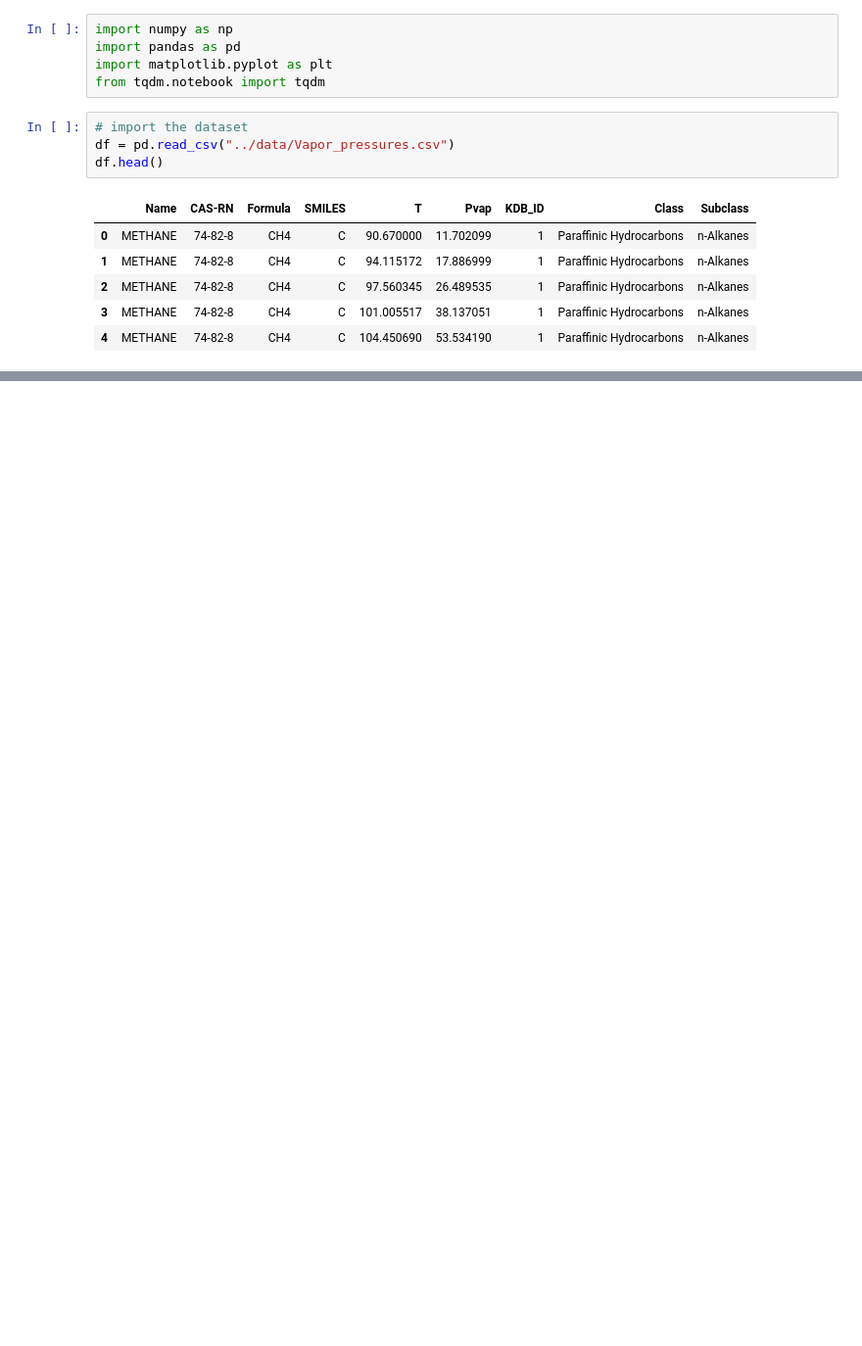
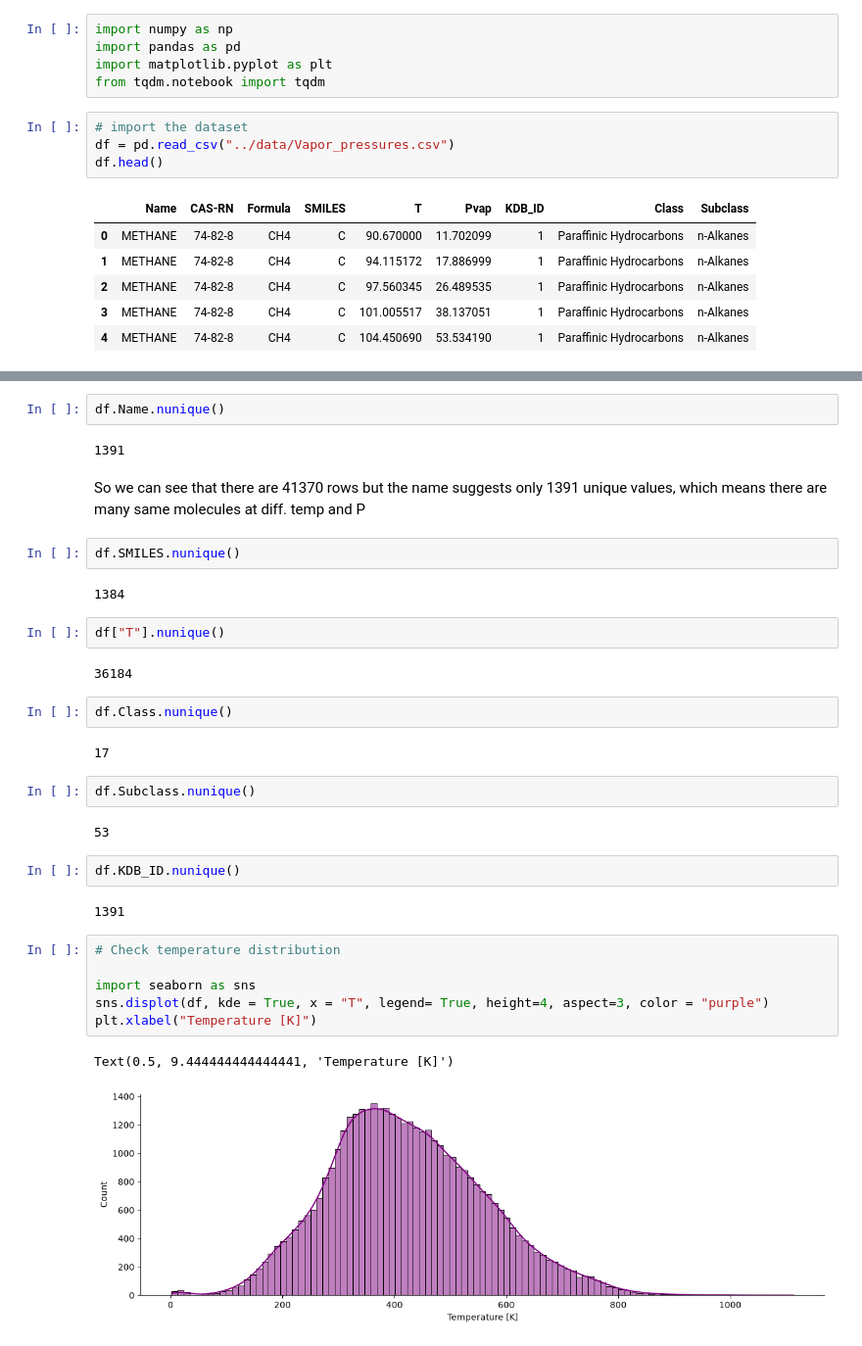
Before and after one commit to BoniYu/Deep-Neural-Network-for-VLE, a Jupyter notebook: notebook/part2.ipynb, the cells around one changed output, grey strips where cells are left out. Shown at 98% size. Drawn from its saved outputs; the diff is of its cells as text; blank space fills up the shorter version.

```diff
--- a/notebook/part2.ipynb
+++ b/notebook/part2.ipynb
@@ -16,0 +53,35 @@ df.head()
+# %%
+df.Name.nunique()
+# %% [output]
+1391
+# %% [markdown]
+So we can see that there are 41370 rows but the name suggests only 1391 unique values, which means there are many same molecules at diff. temp and P
+# %%
+df.SMILES.nunique()
+# %% [output]
+1384
+# %%
+df["T"].nunique()
+# %% [output]
+36184
+# %%
+df.Class.nunique()
+# %% [output]
+17
+# %%
+df.Subclass.nunique()
+# %% [output]
+53
+# %%
+df.KDB_ID.nunique()
+# %% [output]
+1391
+# %%
+# Check temperature distribution
+
+import seaborn as sns
+sns.displot(df, kde = True, x = "T", legend= True, height=4, aspect=3, color = "purple")
+plt.xlabel("Temperature [K]")
+# %% [output]
+Text(0.5, 9.444444444444441, 'Temperature [K]')
+[figure, added]
```
Also changed, not shown: parts of 9 cells of this notebook, 4 other files.
